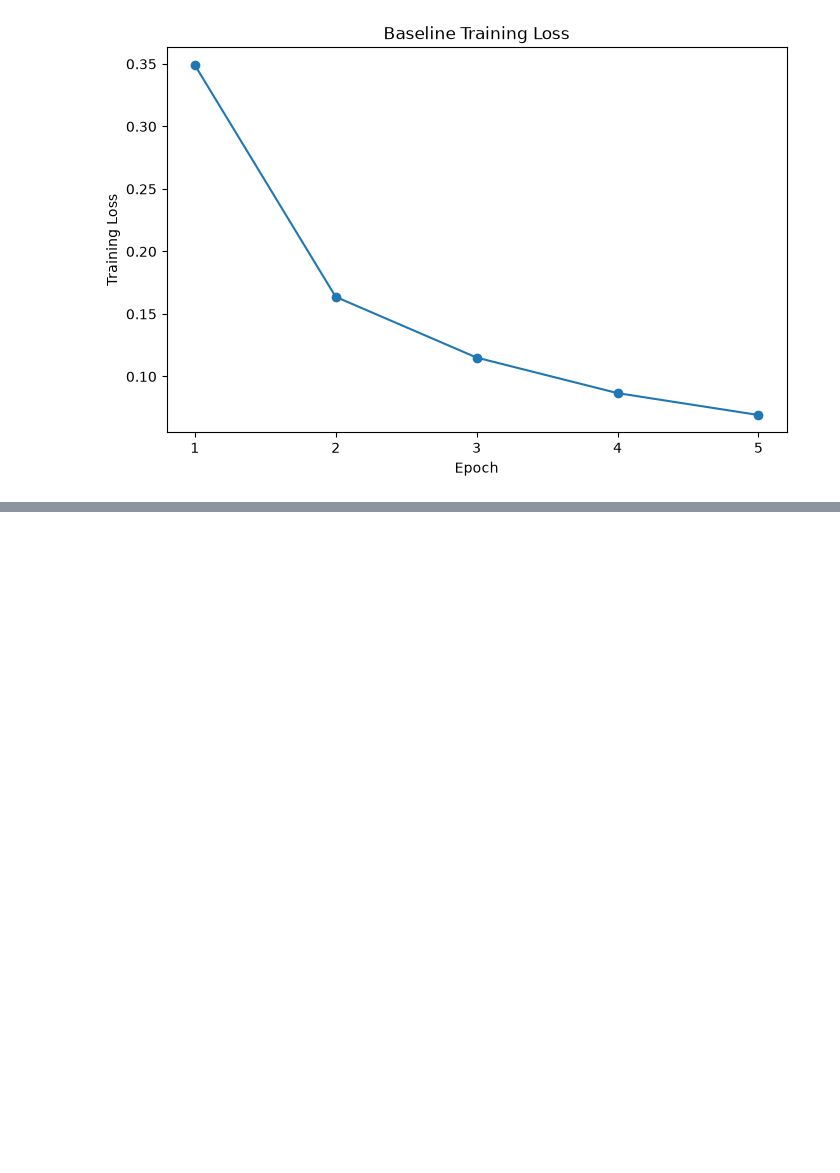
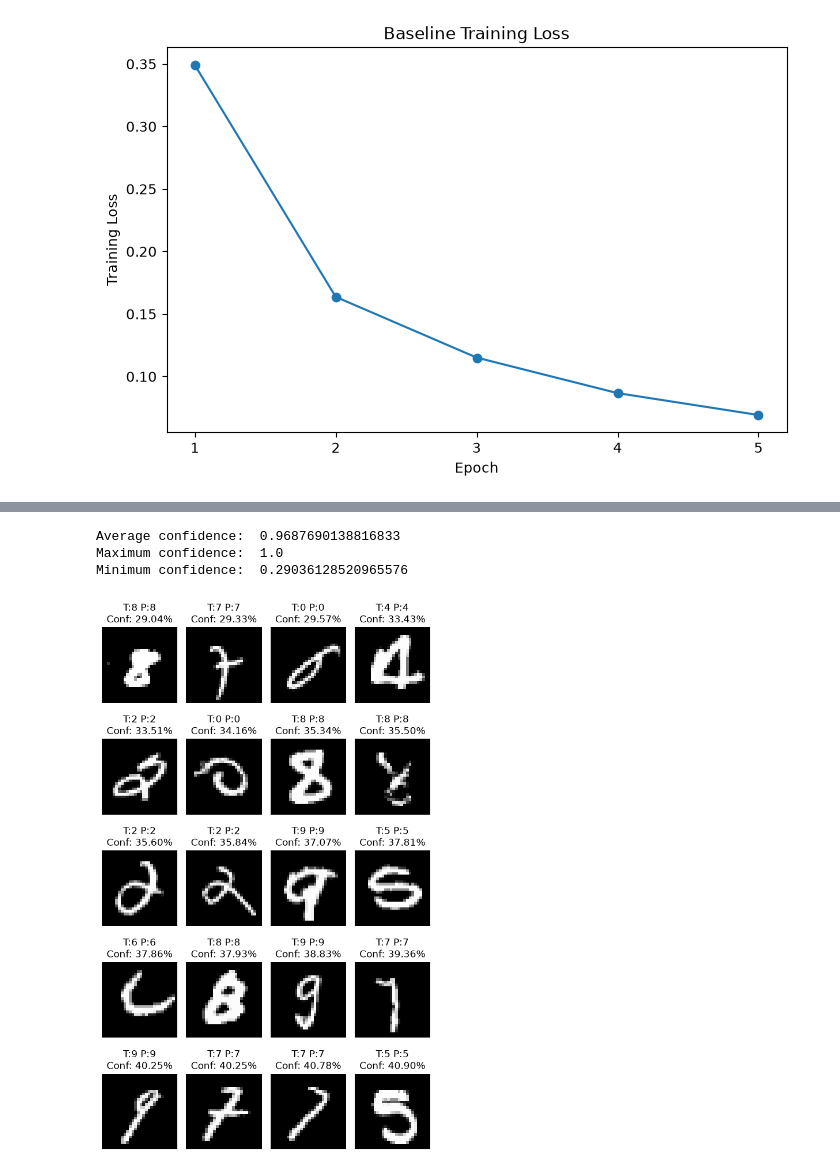
Before and after one commit to ttzeteny/digit-vision, a Jupyter notebook: ml/notebooks/02_baseline_model.ipynb, the cells around one changed output, grey strips where cells are left out. Saved outputs shown, nothing was run; the diff lists cells and outputs as text; code cells hidden in the pictures; blank space fills up the shorter version.

```diff
--- a/ml/notebooks/02_baseline_model.ipynb
+++ b/ml/notebooks/02_baseline_model.ipynb
@@ -216,0 +413,45 @@ plt.xticks(range(1, epochs + 1))
+# %%
+sample_logits = []
+
+blmodel.eval()
+
+with torch.no_grad():
+    for images, labels in test_loader:
+        images = images.to(device)
+
+        outputs = blmodel(images)
+
+        sample_logits.append(outputs.cpu())
+
+sample_logits = torch.cat(sample_logits)
+
+probabilities = torch.softmax(sample_logits, dim = 1)
+
+confidence, predictions = probabilities.max(dim = 1)
+
+print("Average confidence: ", confidence.mean().item())
+print("Maximum confidence: ", confidence.max().item())
+print("Minimum confidence: ", confidence.min().item())
+# %% [output]
+Average confidence:  0.9687690138816833
+Maximum confidence:  1.0
+Minimum confidence:  0.29036128520965576
+# %%
+least_confident = torch.argsort(confidence)[:20]
+
+fig, axes = plt.subplots(5,4, figsize=(6,10))
+
+for ax, index in zip(axes.flat, least_confident):
+    image = all_images[index].squeeze()
+
+    true_label = all_labels[index].item()
+    predicted_label = all_labels[index].item()
+    conf = confidence[index].item()
+
+    ax.imshow(image, cmap="gray")
+    ax.set_title(f"T:{true_label} P:{predicted_label}\nConf: {conf:.2%}")
+    ax.axis("off")
+
+plt.tight_layout()
+# %% [output]
+[figure, added]
```
Also changed, not shown: parts of 17 cells of this notebook.
